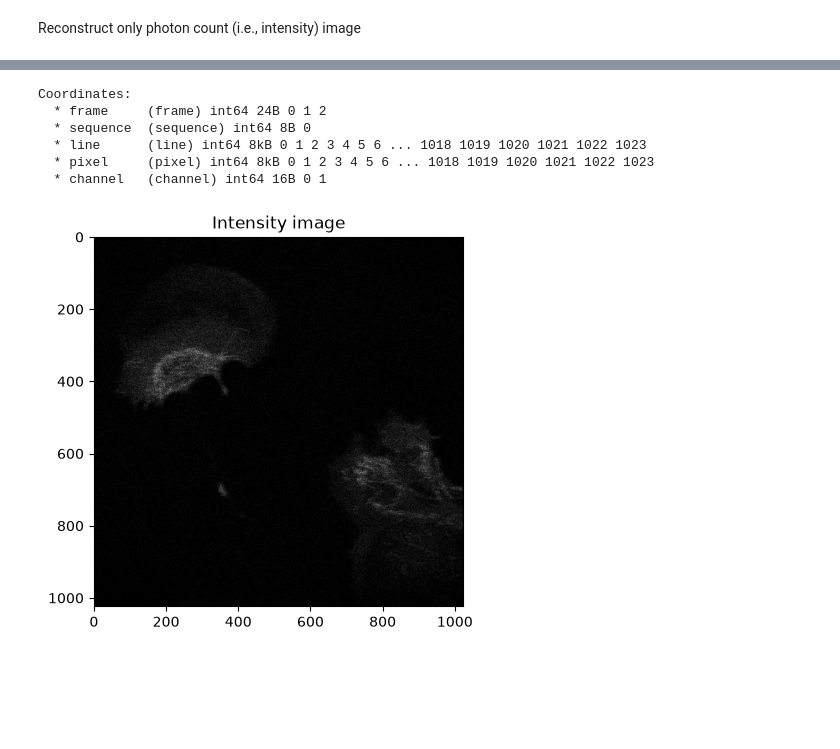
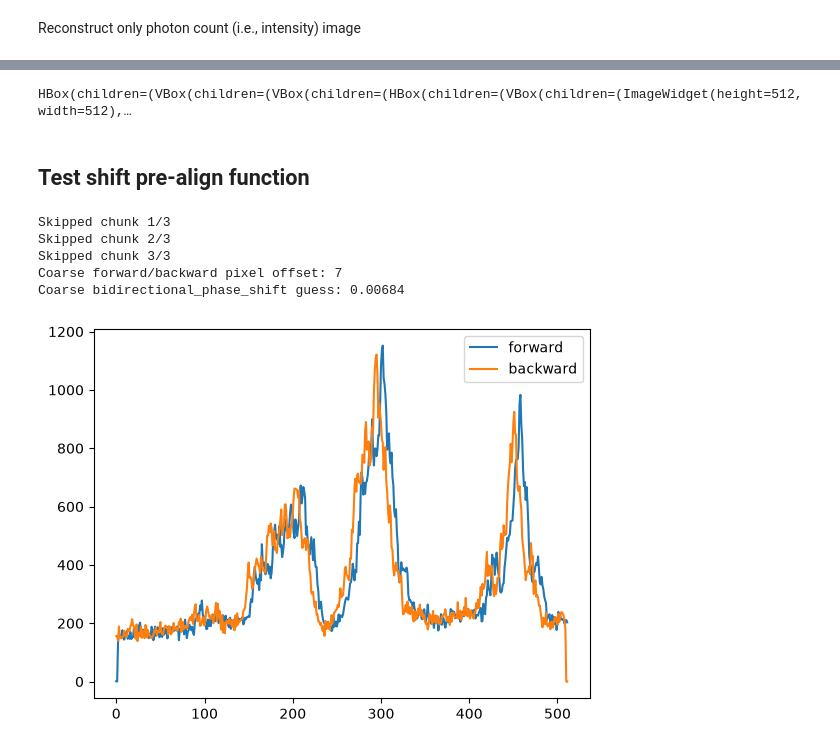
Before and after one commit to panekdal/tttrkit, a Jupyter notebook: examples/src/examples/image_reconstruction_bi-directional_scan.ipynb, the cells around one changed output, grey strips where cells are left out. Drawn from its saved outputs; the diff is of its cells as text; code cells hidden in the pictures; blank space fills up the shorter version.

```diff
--- a/examples/src/examples/image_reconstruction_bi-directional_scan.ipynb
+++ b/examples/src/examples/image_reconstruction_bi-directional_scan.ipynb
@@ -109,22 +68 @@ Warning: TCSPC channel overflow detected. Max channel: 391
 Reconstruction finished.
-# %%
-image.coords
-# %% [output]
-Coordinates:
-  * frame     (frame) int64 24B 0 1 2
-  * sequence  (sequence) int64 8B 0
-  * line      (line) int64 8kB 0 1 2 3 4 5 6 ... 1018 1019 1020 1021 1022 1023
-  * pixel     (pixel) int64 8kB 0 1 2 3 4 5 6 ... 1018 1019 1020 1021 1022 1023
-  * channel   (channel) int64 16B 0 1
-# %%
-import matplotlib.pyplot as plt
-image_slice = image.isel(frame=0,sequence=0,channel=0)
-
-fig, ax = plt.subplots()
-ax.imshow(image_slice,cmap='gray')
-ax.set_title('Intensity image')
-plt.show()
-
-# bi-directional scan phase shift needs adjusting
-# %% [output]
-[figure, removed]
@@ -131 +74,37 @@ plt.show()
+# %%
+import stackview
+slider_labels = order[:-2]  # leading dims correspond one-to-one with the sliders
+stackview.slice(image, slice_number=0, colormap='gray', zoom_factor=1.0, zoom_spline_order=0, slider_text=slider_labels)
+# %% [output]
+HBox(children=(VBox(children=(VBox(children=(HBox(children=(VBox(children=(ImageWidget(height=512, width=512),…
+# %% [markdown]
+## Test shift pre-align function
+# %%
+from tttrkit.ptuio.utils import estimate_bidirectional_prealign
+
+
+chunks_to_skip = 3
+
+ds = estimate_bidirectional_prealign(
+    reader,
+    cfg,
+    chunk_length=500_000,
+    skip_chunks=chunks_to_skip,
+    )
+
+import matplotlib.pyplot as plt
+_,ax = plt.subplots()
+
+ax.plot(ds.forward.values,label = 'forward')
+ax.plot(ds.backward.values,label='backward')
+ax.legend()
+
+plt.show()
+# %% [output]
+Skipped chunk 1/3
+Skipped chunk 2/3
+Skipped chunk 3/3
+Coarse forward/backward pixel offset: 7
+Coarse bidirectional_phase_shift guess: 0.00684
+[figure, added]
 # %% [markdown]
```
Also changed, not shown: parts of 14 cells of this notebook, 2 other files.
